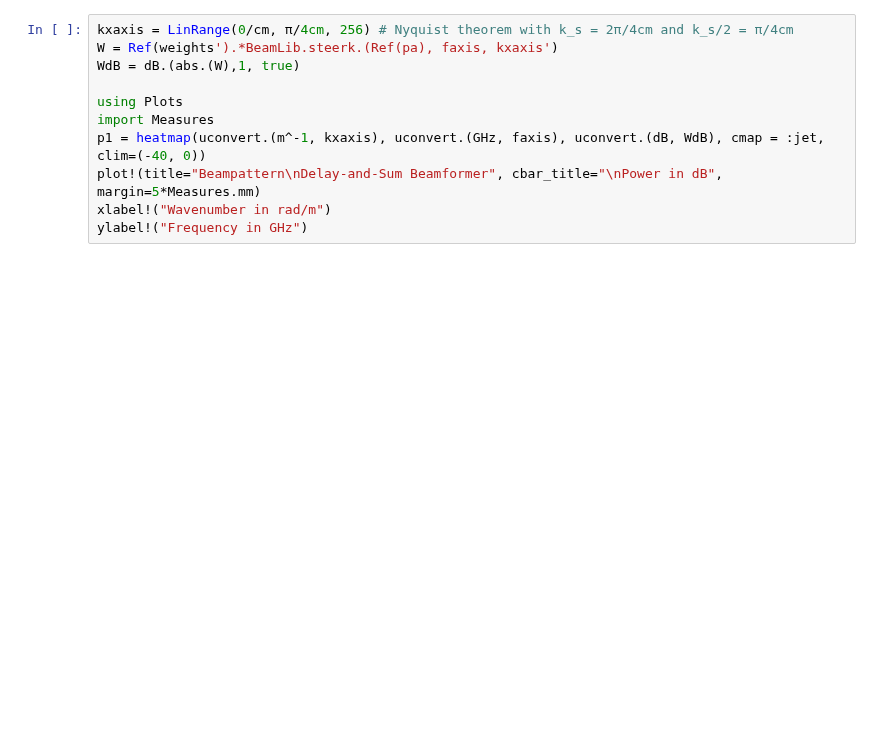
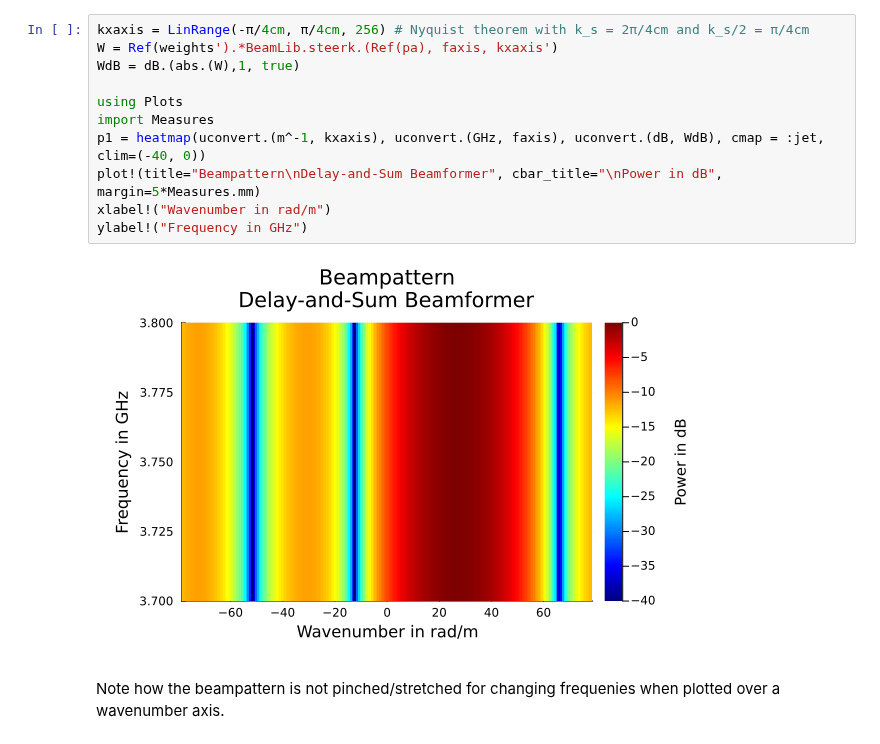
Before and after one commit to Matt266/beamlib, a Jupyter notebook: examples/DelayAndSum.ipynb, the cells around one changed output. Drawn from its saved outputs; the diff is of its cells as text; blank space fills up the shorter version.

Commit message:
Added example for wavenumber axis and steerk

```diff
--- a/examples/DelayAndSum.ipynb
+++ b/examples/DelayAndSum.ipynb
@@ -24,11 +25,15 @@ ylabel!("Frequency in GHz")
 # %%
-kxaxis = LinRange(0/cm, π/4cm, 256) # Nyquist theorem with k_s = 2π/4cm and k_s/2 = π/4cm
+kxaxis = LinRange(-π/4cm, π/4cm, 256) # Nyquist theorem with k_s = 2π/4cm and k_s/2 = π/4cm
 W = Ref(weights').*BeamLib.steerk.(Ref(pa), faxis, kxaxis')
 WdB = dB.(abs.(W),1, true)
 
 using Plots
 import Measures
 p1 = heatmap(uconvert.(m^-1, kxaxis), uconvert.(GHz, faxis), uconvert.(dB, WdB), cmap = :jet, clim=(-40, 0))
 plot!(title="Beampattern\nDelay-and-Sum Beamformer", cbar_title="\nPower in dB", margin=5*Measures.mm)
 xlabel!("Wavenumber in rad/m")
 ylabel!("Frequency in GHz")
+# %% [output]
+[figure, added]
+# %% [markdown]
+Note how the beampattern is not pinched/stretched for changing frequenies when plotted over a wavenumber axis.
```
Also changed, not shown: parts of 2 cells of this notebook.
